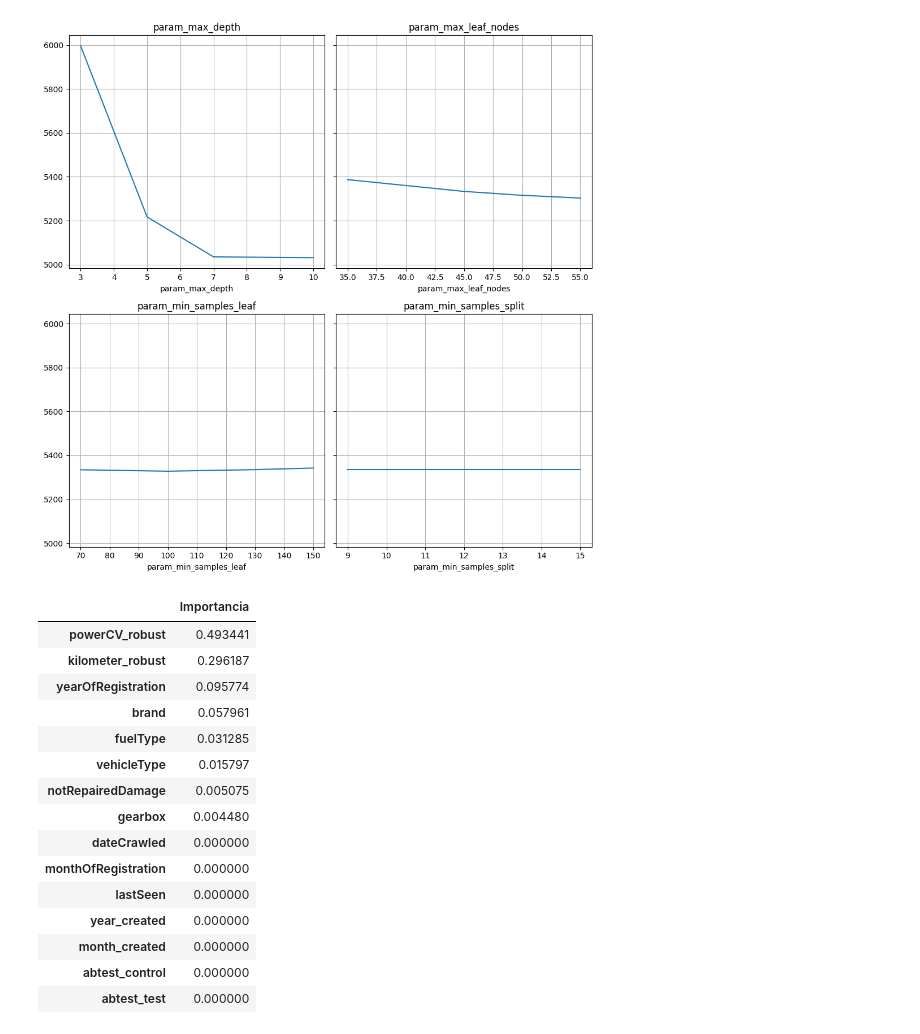
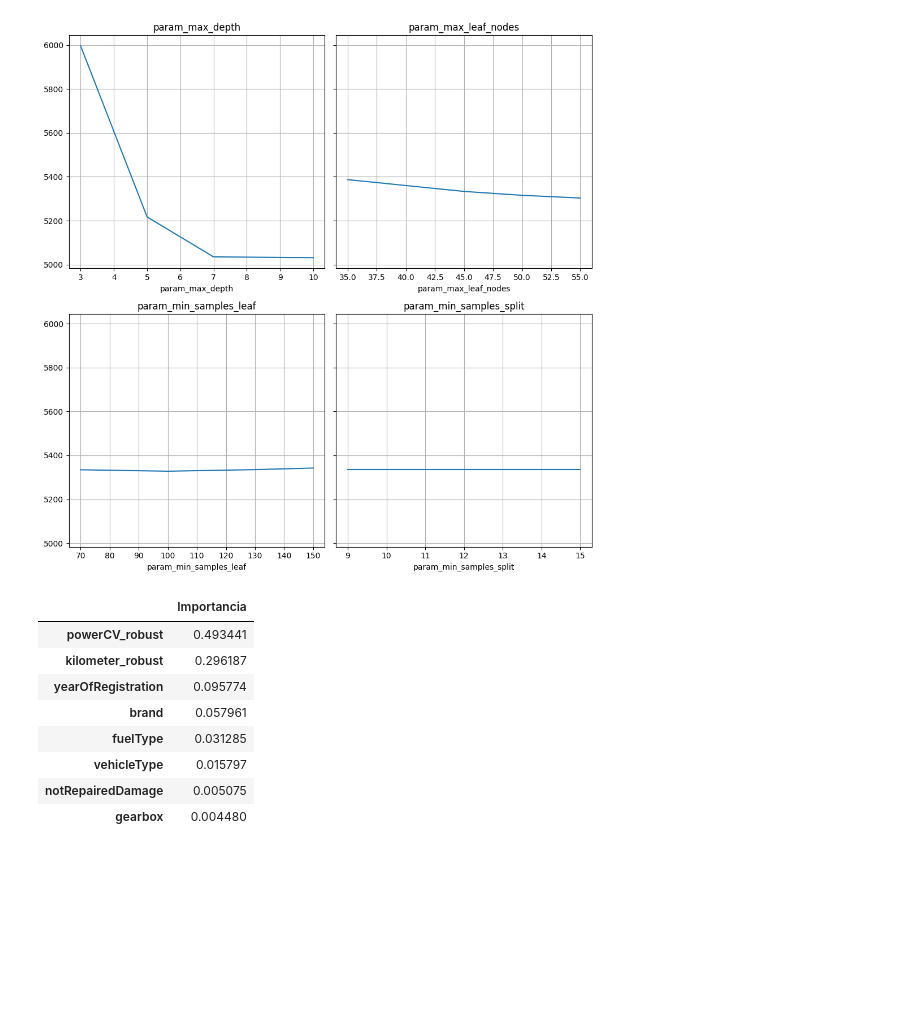
Before and after one commit to ngcarvajall/Lab_EDA_Gestion_Nulos, a Jupyter notebook: cross_validation.ipynb, the cells around one changed output. Drawn from its saved outputs; the diff is of its cells as text; code cells hidden in the pictures; blank space fills up the shorter version.

```diff
--- a/cross_validation.ipynb
+++ b/cross_validation.ipynb
@@ -41,6 +41,10 @@ df.head()
 | 2 | 5864.791484 | 9800 | 13332.624775 | 4593.730994 | 10663.846715 | 0.650794 | -1.0 | ... |
 | 3 | 5864.791484 | 1500 | 2828.211457 | 4593.730994 | 4737.952367 | -0.730159 | 0.0 | ... |
 | 4 | 5864.791484 | 3600 | 2828.211457 | 4593.730994 | 4737.952367 | -0.825397 | -2.4 | ... |
+# %%
+columnas_eliminar = ['abtest_control', 'abtest_test' ,'month_created', 'year_created', 'lastSeen', 'monthOfRegistration', 'dateCrawled']
+# %%
+df.drop(columns=columnas_eliminar, inplace=True)
 # %%
 x= df.drop(columns='price')
 y = df[['price']]
@@ -233,9 +237,9 @@ params_arbol_6 = {
 # %% [markdown]
 PAMS 7
 # %%
-grid_search_arbol_7 = GridSearchCV(DecisionTreeRegressor(),
-                                 param_grid=params_arbol_7,
-                                 cv = 5,
-                                 scoring= 'neg_mean_squared_error',
-                                 n_jobs=-1)
-grid_search_arbol_7.fit(x_train, y_train)
+# grid_search_arbol_7 = GridSearchCV(DecisionTreeRegressor(),
+#                                  param_grid=params_arbol_7,
+#                                  cv = 5,
+#                                  scoring= 'neg_mean_squared_error',
+#                                  n_jobs=-1)
+# grid_search_arbol_7.fit(x_train, y_train)
@@ -394,22 +393,15 @@ plt.show()
 # %% [output]
 [figure]
 # %%
-pd.DataFrame(modelo_final_arbol.feature_importances_,columns = ['Importancia'], index=x.columns).sort_values(by='Importancia', ascending=False)
+pd.DataFrame(modelo_final_arbol_4.feature_importances_,columns = ['Importancia'], index=x.columns).sort_values(by='Importancia', ascending=False)
 # %% [output]
 |  | Importancia |
 | powerCV_robust | 0.493441 |
 | kilometer_robust | 0.296187 |
 | yearOfRegistration | 0.095774 |
 | brand | 0.057961 |
 | fuelType | 0.031285 |
 | vehicleType | 0.015797 |
 | notRepairedDamage | 0.005075 |
 | gearbox | 0.004480 |
-| dateCrawled | 0.000000 |
-| monthOfRegistration | 0.000000 |
-| lastSeen | 0.000000 |
-| year_created | 0.000000 |
-| month_created | 0.000000 |
-| abtest_control | 0.000000 |
-| abtest_test | 0.000000 |
 # %%
```
Also changed, not shown: parts of 21 cells of this notebook, 2 other files.
